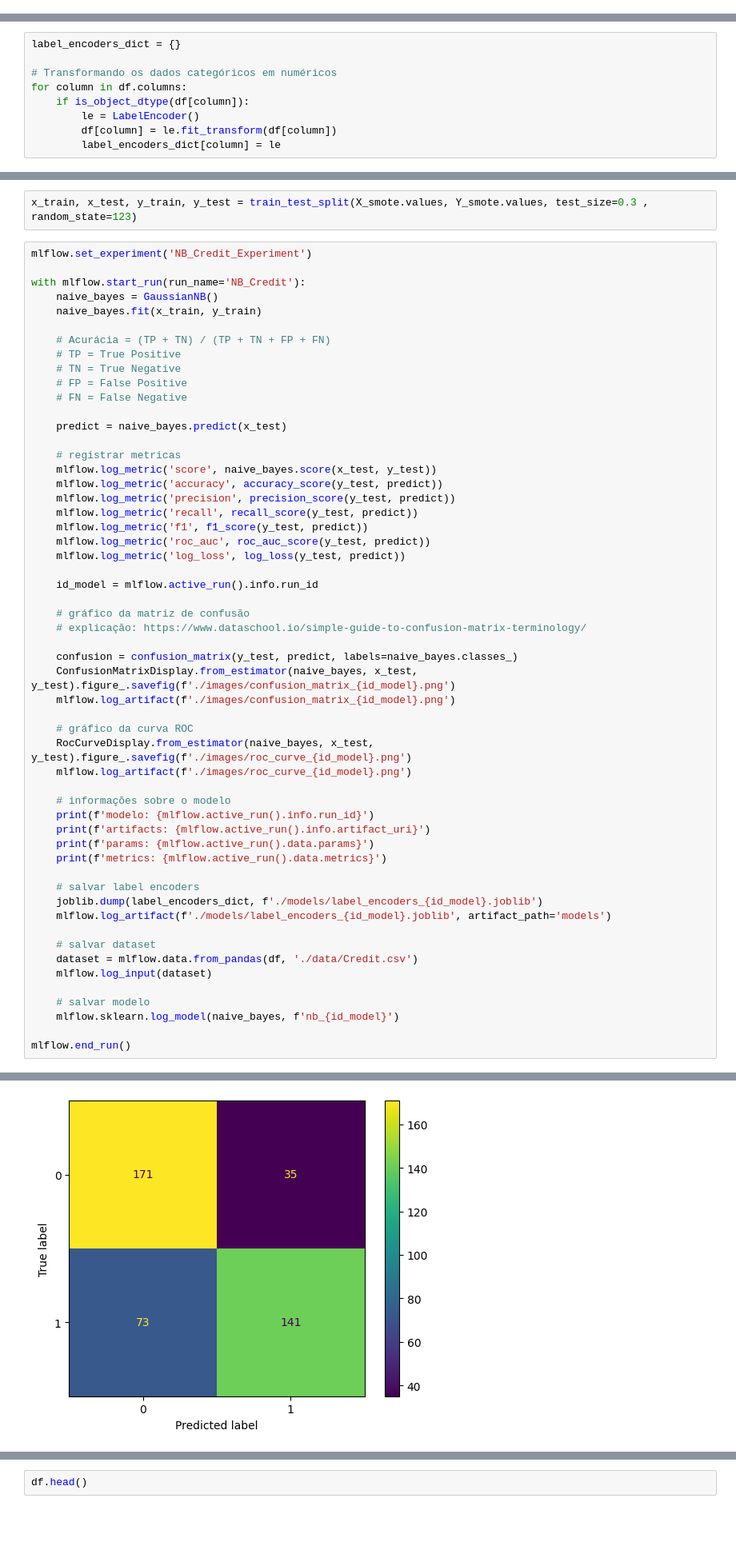
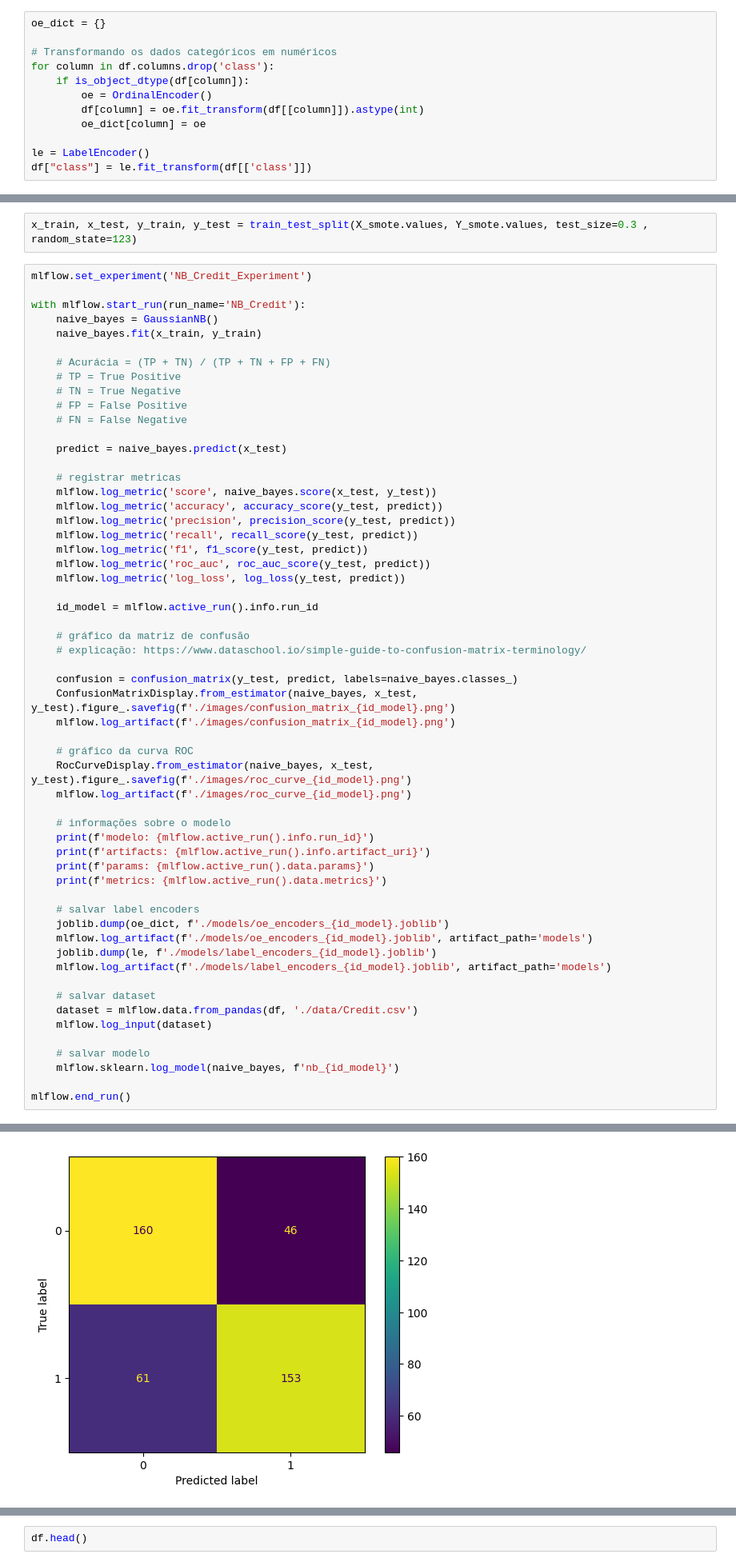
Before and after one commit to lmonferrari/mlops, a Jupyter notebook: credito.ipynb, the cells around one changed output, grey strips where cells are left out. Shown at 80% size. Saved outputs shown, nothing was run; the diff lists cells and outputs as text; blank space fills up the shorter version.

Commit message:
substituindo lb encoder por ord encoder

```diff
--- a/credito.ipynb
+++ b/credito.ipynb
@@ -29 +33,13 @@ df.head()
+# %%
+oe_dict = {}
+
+# Transformando os dados categóricos em numéricos
+for column in df.columns.drop('class'):
+    if is_object_dtype(df[column]):
+        oe = OrdinalEncoder()
+        df[column] = oe.fit_transform(df[[column]]).astype(int)
+        oe_dict[column] = oe
+
+le = LabelEncoder()
+df["class"] = le.fit_transform(df[['class']])
 # %%
@@ -33,12 +61,3 @@ df.shape
-# %%
-label_encoders_dict = {}
-
-# Transformando os dados categóricos em numéricos
-for column in df.columns:
-    if is_object_dtype(df[column]):
-        le = LabelEncoder()
-        df[column] = le.fit_transform(df[column])
-        label_encoders_dict[column] = le
 # %%
 X = df.drop(['class'], axis=1)
 Y = df['class']
@@ -107,7 +126,9 @@ with mlflow.start_run(run_name='NB_Credit'):
     print(f'metrics: {mlflow.active_run().data.metrics}')
 
     # salvar label encoders
-    joblib.dump(label_encoders_dict, f'./models/label_encoders_{id_model}.joblib')
+    joblib.dump(oe_dict, f'./models/oe_encoders_{id_model}.joblib')
+    mlflow.log_artifact(f'./models/oe_encoders_{id_model}.joblib', artifact_path='models')
+    joblib.dump(le, f'./models/label_encoders_{id_model}.joblib')
     mlflow.log_artifact(f'./models/label_encoders_{id_model}.joblib', artifact_path='models')
 
     # salvar dataset
@@ -124,3 +145,3 @@ artifacts: mlflow-artifacts:/707715376824476266/f9d93b4536f249b8b45239e3c9819190
 params: {}
 metrics: {}
-[figure, old version]
+[figure, new version]
```
Also changed, not shown: parts of 7 cells of this notebook.
